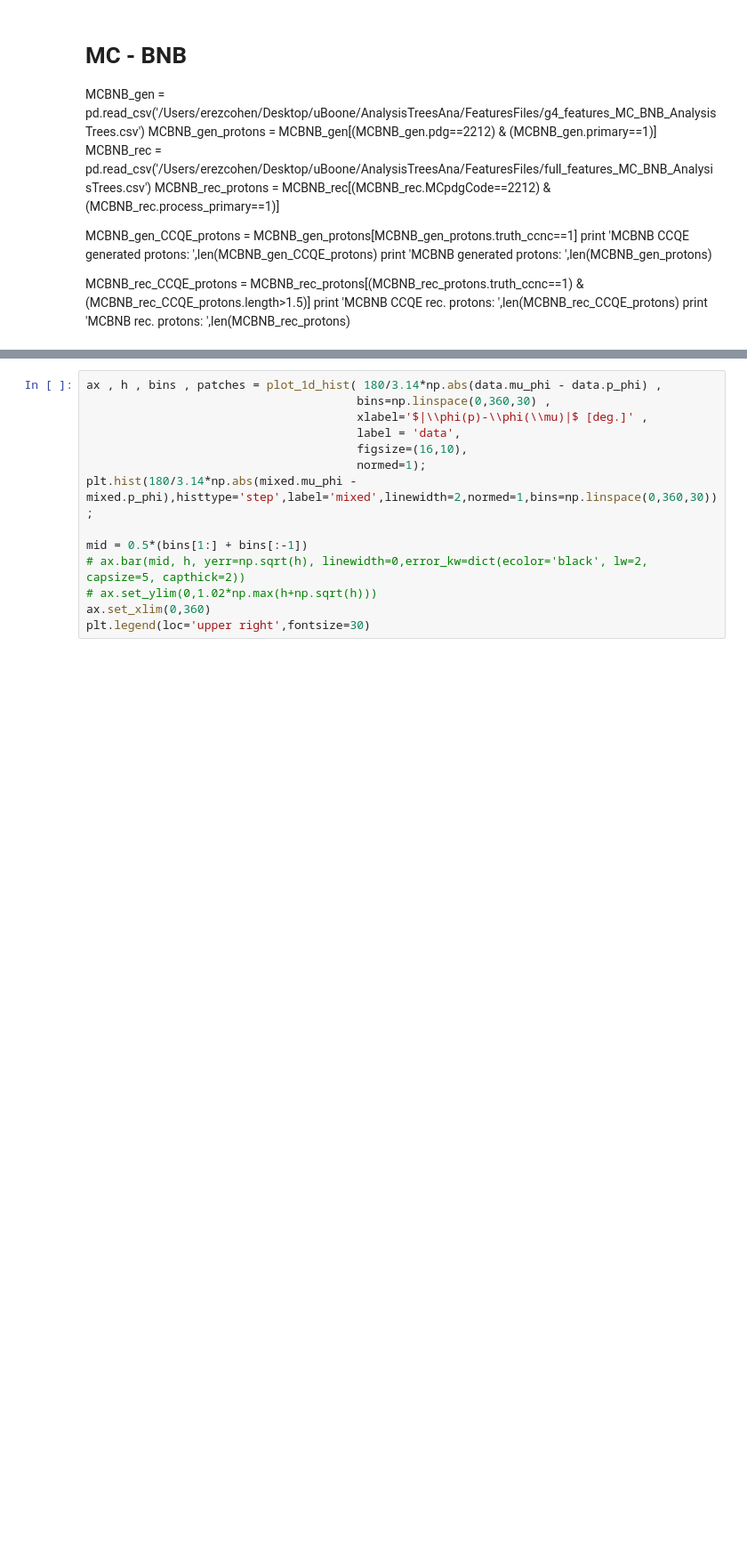
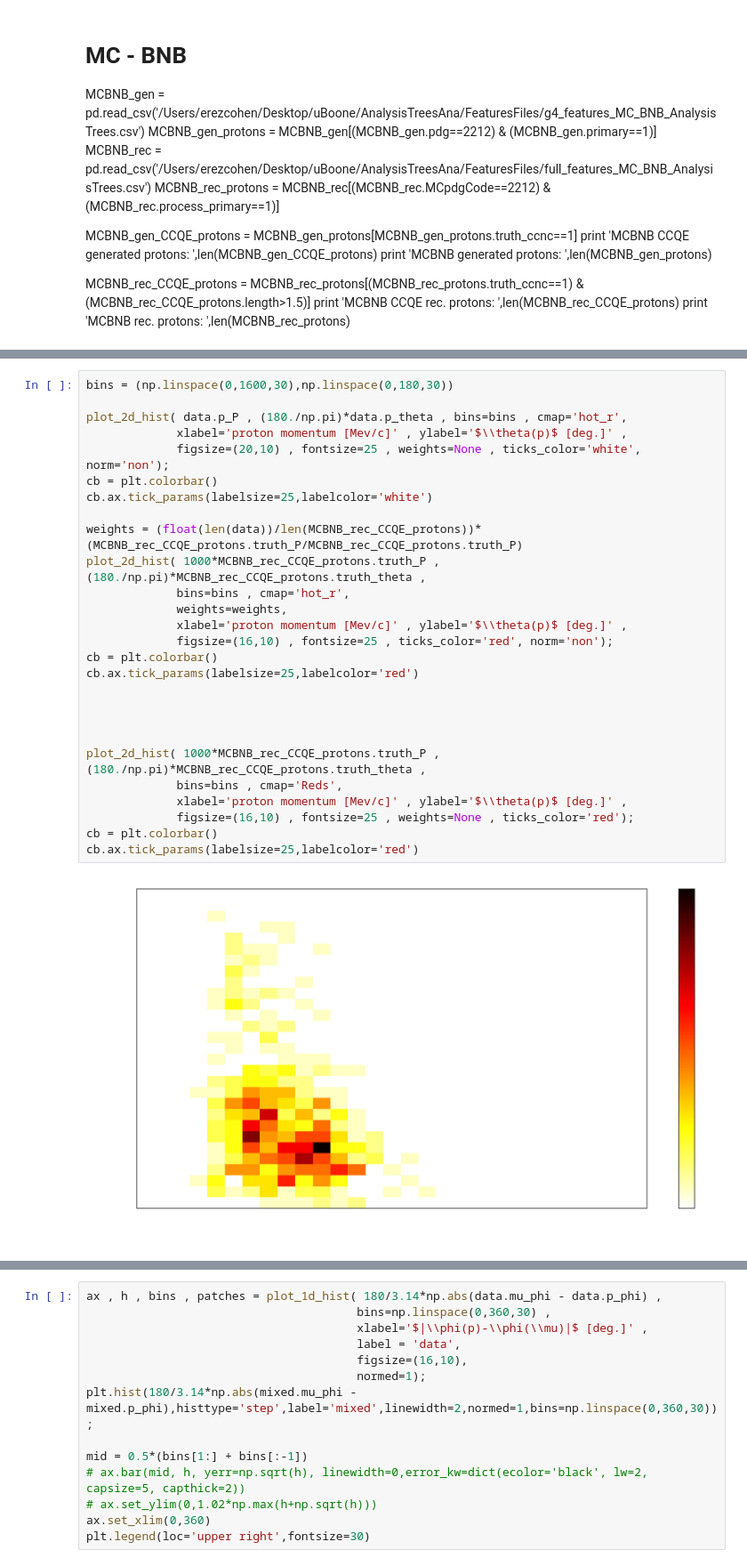
Before and after one commit to erezcoh4/AnalysisTreesInformation, a Jupyter notebook: AnaTreesPackage/notebooks/CCQE_events_anafile_plos.ipynb, the cells around one changed output, grey strips where cells are left out. Shown at 89% size. Drawn from its saved outputs; the diff is of its cells as text; blank space fills up the shorter version.

```diff
--- a/AnaTreesPackage/notebooks/CCQE_events_anafile_plos.ipynb
+++ b/AnaTreesPackage/notebooks/CCQE_events_anafile_plos.ipynb
@@ -44,0 +67,29 @@ ax.set_ylim(0,1.02*np.max(h+np.sqrt(h)))
+# %%
+bins = (np.linspace(0,1600,30),np.linspace(0,180,30))
+
+plot_2d_hist( data.p_P , (180./np.pi)*data.p_theta , bins=bins , cmap='hot_r',
+             xlabel='proton momentum [Mev/c]' , ylabel='$\\theta(p)$ [deg.]' ,
+             figsize=(20,10) , fontsize=25 , weights=None , ticks_color='white', norm='non');
+cb = plt.colorbar()
+cb.ax.tick_params(labelsize=25,labelcolor='white')
+
+weights = (float(len(data))/len(MCBNB_rec_CCQE_protons))*(MCBNB_rec_CCQE_protons.truth_P/MCBNB_rec_CCQE_protons.truth_P)
+plot_2d_hist( 1000*MCBNB_rec_CCQE_protons.truth_P , (180./np.pi)*MCBNB_rec_CCQE_protons.truth_theta ,
+             bins=bins , cmap='hot_r',
+             weights=weights,
+             xlabel='proton momentum [Mev/c]' , ylabel='$\\theta(p)$ [deg.]' ,
+             figsize=(16,10) , fontsize=25 , ticks_color='red', norm='non');
+cb = plt.colorbar()
+cb.ax.tick_params(labelsize=25,labelcolor='red')
+
+
+
+
+plot_2d_hist( 1000*MCBNB_rec_CCQE_protons.truth_P , (180./np.pi)*MCBNB_rec_CCQE_protons.truth_theta ,
+             bins=bins , cmap='Reds',
+             xlabel='proton momentum [Mev/c]' , ylabel='$\\theta(p)$ [deg.]' ,
+             figsize=(16,10) , fontsize=25 , weights=None , ticks_color='red');
+cb = plt.colorbar()
+cb.ax.tick_params(labelsize=25,labelcolor='red')
+# %% [output]
+[figure, added]
```
Also changed, not shown: parts of 9 cells of this notebook, 6 other files.
